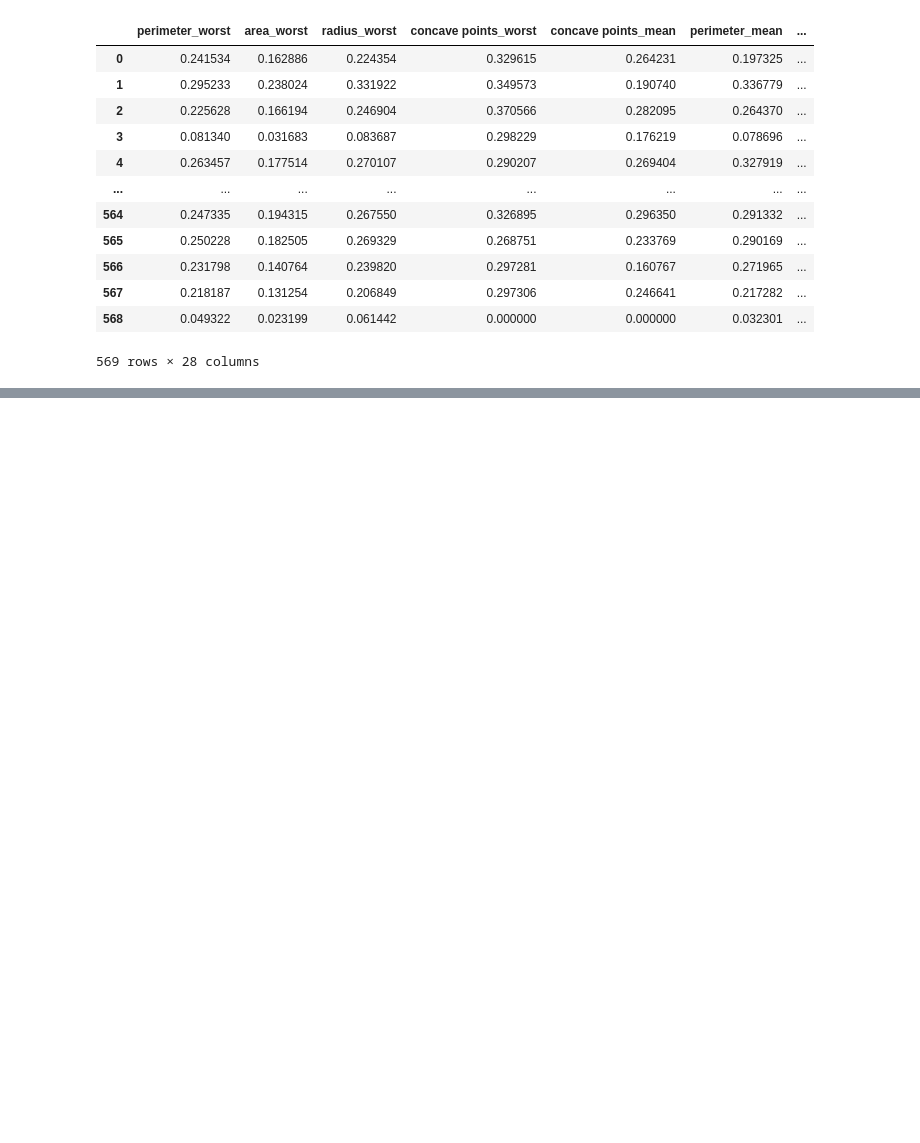
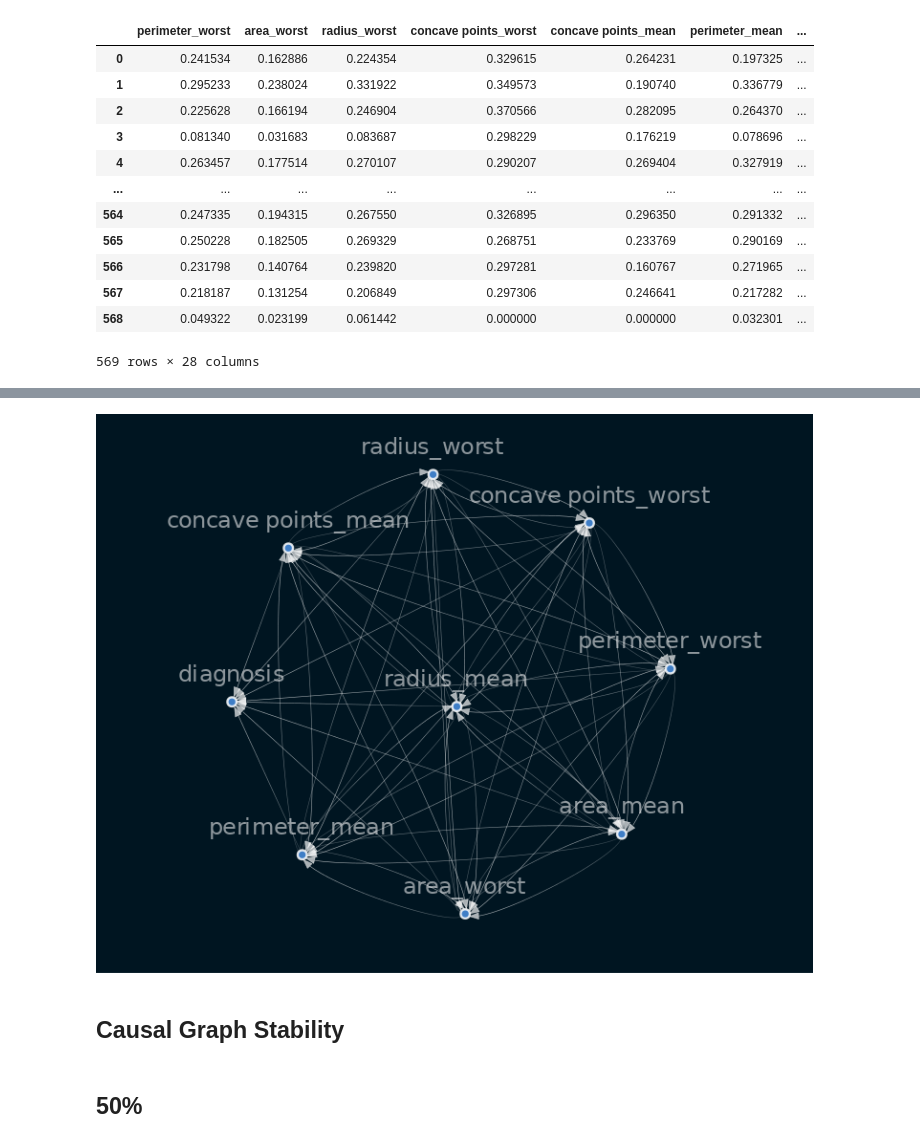
Before and after one commit to teddyk251/causal-inference, a Jupyter notebook: notebooks/causal_graph.ipynb, the cells around one changed output, grey strips where cells are left out. Cells and saved outputs as stored; diff of their text form; code cells hidden in the pictures; blank space fills up the shorter version.

Commit message:
compute stability of graphs

```diff
--- a/notebooks/causal_graph.ipynb
+++ b/notebooks/causal_graph.ipynb
@@ -114,0 +112,15 @@ Warning:
+# %%
+def vis_structure(s):
+    plot_structure(
+      s,
+      graph_attributes={"scale": "2.0", 'size': 2.5},
+      all_node_attributes=NODE_STYLE.WEAK,
+      all_edge_attributes=EDGE_STYLE.WEAK)
+    return Image(viz.draw(format='png'))
+# %%
+sm.remove_edges_below_threshold(0.8)
+vis_structure(sm)
+# %% [output]
+[figure, added]
+# %% [markdown]
+## Causal Graph Stability
@@ -114,0 +129,2 @@ Warning:
+# %% [markdown]
+## 50%
```
Also changed, not shown: parts of 28 cells of this notebook.
